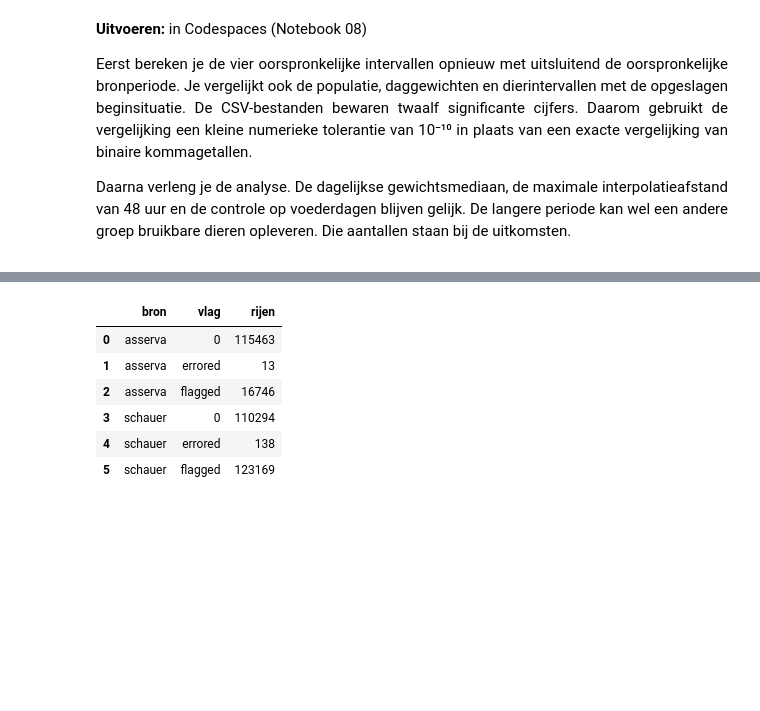
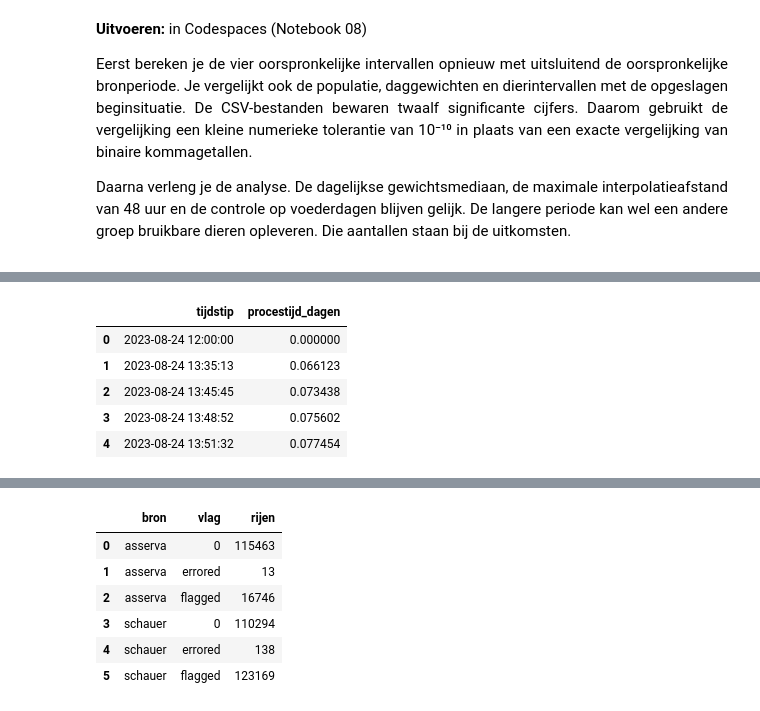
Before and after one commit to lanupro-analytics/starten-met-iot, a Jupyter notebook: docent/notebooks/08_nieuwe_gegevens_toevoegen_en_interpreteren.ipynb, the cells around one changed output, grey strips where cells are left out. Saved outputs shown, nothing was run; the diff lists cells and outputs as text; code cells hidden in the pictures; blank space fills up the shorter version.

```diff
--- a/docent/notebooks/08_nieuwe_gegevens_toevoegen_en_interpreteren.ipynb
+++ b/docent/notebooks/08_nieuwe_gegevens_toevoegen_en_interpreteren.ipynb
@@ -383,0 +390,10 @@ Daarna verleng je de analyse. De dagelijkse gewichtsmediaan, de maximale interpo
+# %%
+from figuren_07 import procestijd, procesas
+processtart = pd.to_datetime(data["tijd"]).min()
+print("Procestijd 0:", processtart)
+voorbeeld_tijd = pd.to_datetime(data["tijd"]).head(5)
+display(pd.DataFrame({"tijdstip": voorbeeld_tijd,
+                      "procestijd_dagen": procestijd(voorbeeld_tijd, processtart)}))
+for dagnummer in (10, 18):
+    print(f"Dag {dagnummer}:", processtart + pd.Timedelta(days=dagnummer))
+# %% [output]
@@ -383,0 +401,6 @@ Daarna verleng je de analyse. De dagelijkse gewichtsmediaan, de maximale interpo
+|  | tijdstip | procestijd_dagen |
+| 0 | 2023-08-24 12:00:00 | 0.000000 |
+| 1 | 2023-08-24 13:35:13 | 0.066123 |
+| 2 | 2023-08-24 13:45:45 | 0.073438 |
+| 3 | 2023-08-24 13:48:52 | 0.075602 |
+| 4 | 2023-08-24 13:51:32 | 0.077454 |
```
Also changed, not shown: parts of 7 cells of this notebook, 8 other files.
